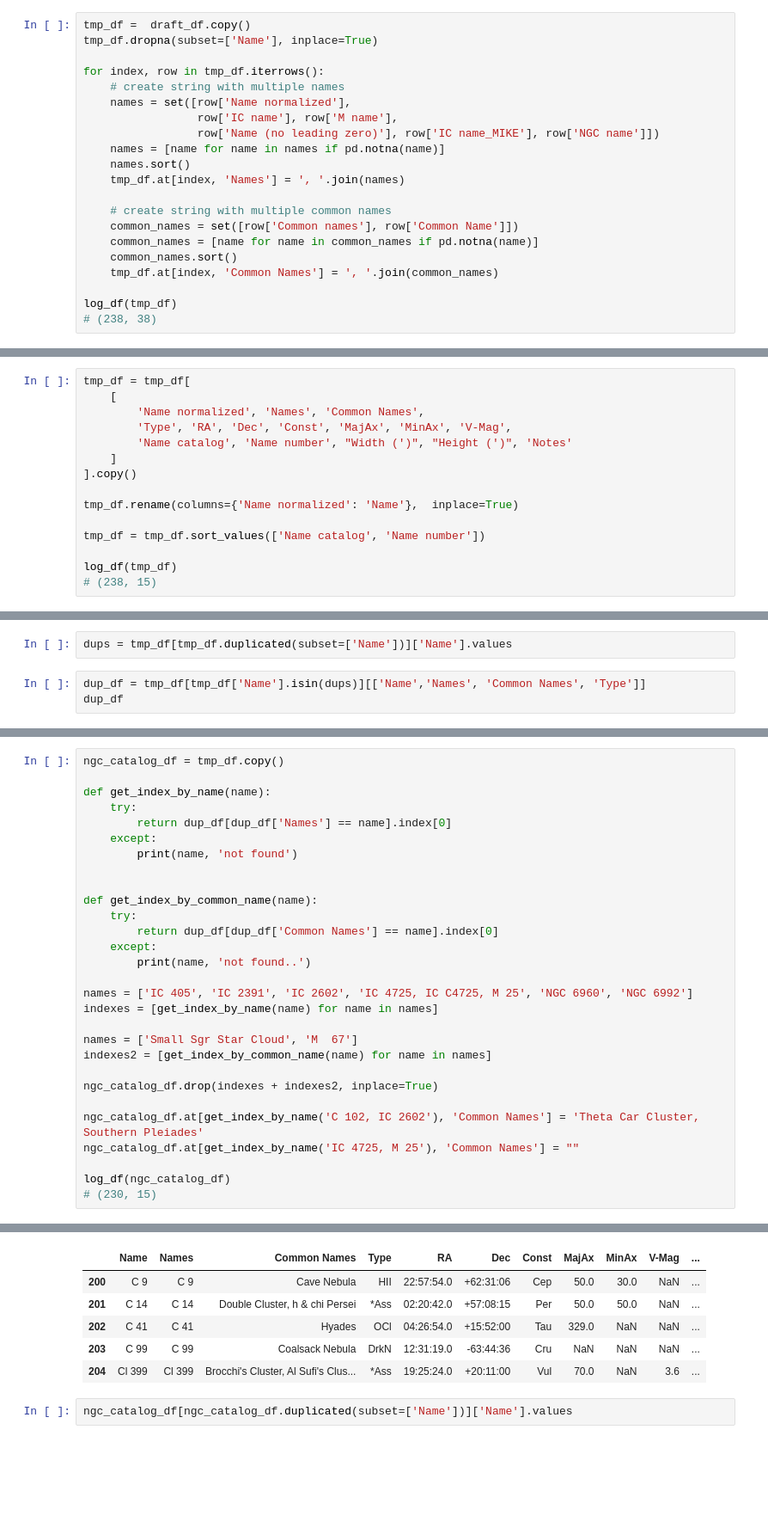
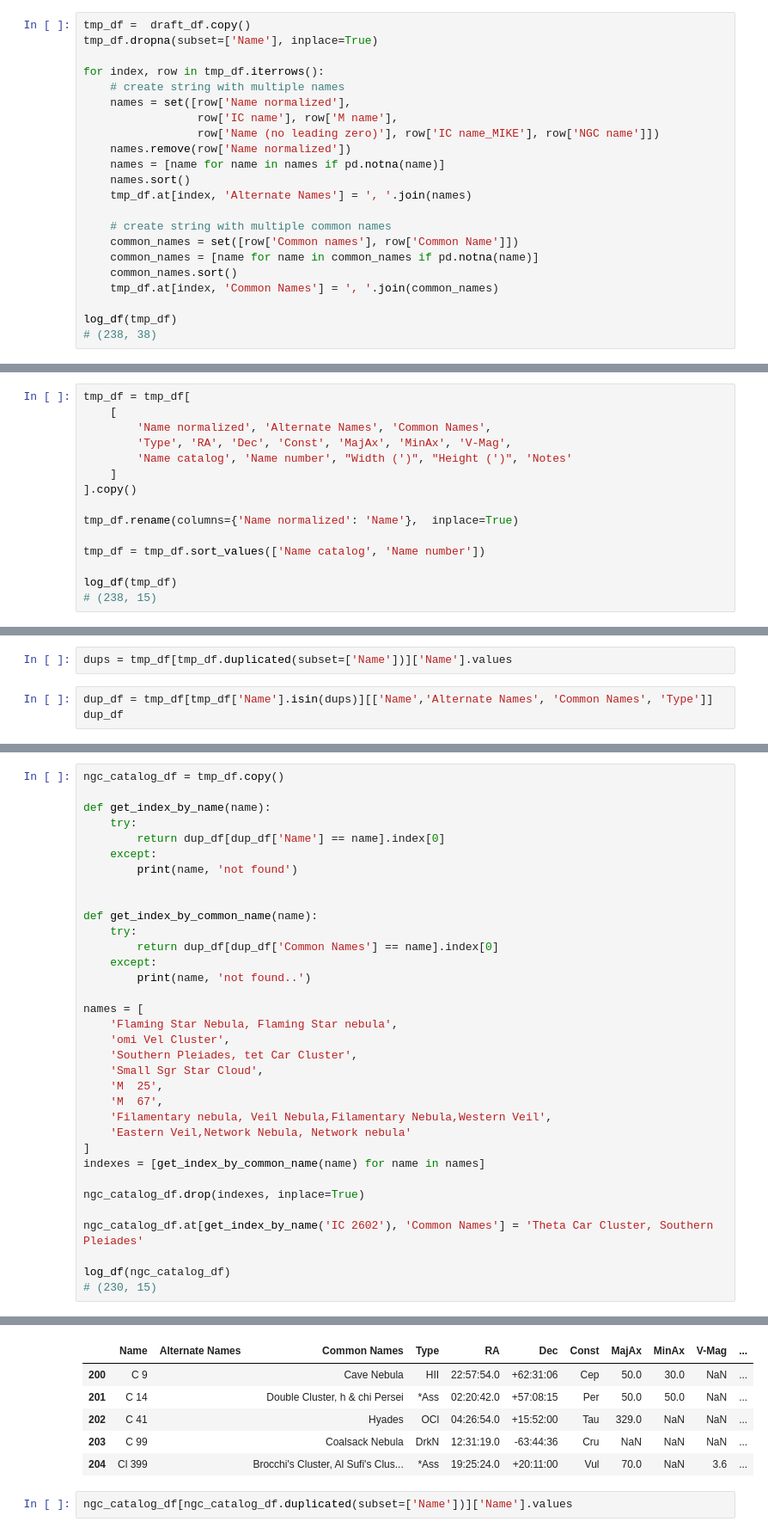
Before and after one commit to DwarfTelescopeUsers/dwarfii-stellarium-goto, a Jupyter notebook: notebooks/5_create_catalogues.ipynb, the cells around one changed output, grey strips where cells are left out. Shown at 86% size. Cells and saved outputs as stored; diff of their text form; blank space fills up the shorter version.

```diff
--- a/notebooks/5_create_catalogues.ipynb
+++ b/notebooks/5_create_catalogues.ipynb
@@ -295,9 +295,10 @@ for index, row in tmp_df.iterrows():
     names = set([row['Name normalized'],
                  row['IC name'], row['M name'],
                  row['Name (no leading zero)'], row['IC name_MIKE'], row['NGC name']])
+    names.remove(row['Name normalized'])
     names = [name for name in names if pd.notna(name)]
     names.sort()
-    tmp_df.at[index, 'Names'] = ', '.join(names)
+    tmp_df.at[index, 'Alternate Names'] = ', '.join(names)
 
     # create string with multiple common names
     common_names = set([row['Common names'], row['Common Name']])
@@ -319,7 +320,7 @@ log_df(tmp_df)
 # %%
 tmp_df = tmp_df[
     [
-        'Name normalized', 'Names', 'Common Names',
+        'Name normalized', 'Alternate Names', 'Common Names',
         'Type', 'RA', 'Dec', 'Const', 'MajAx', 'MinAx', 'V-Mag',
         'Name catalog', 'Name number', "Width (')", "Height (')", 'Notes'
     ]
@@ -344,6 +345,6 @@ delete rows with duplicate names
 # %%
 dups = tmp_df[tmp_df.duplicated(subset=['Name'])]['Name'].values
 # %%
-dup_df = tmp_df[tmp_df['Name'].isin(dups)][['Name','Names', 'Common Names', 'Type']]
+dup_df = tmp_df[tmp_df['Name'].isin(dups)][['Name','Alternate Names', 'Common Names', 'Type']]
 dup_df
 # %% [output]
@@ -367,40 +368,45 @@ dup_df
 # %%
 ngc_catalog_df = tmp_df.copy()
 
 def get_index_by_name(name):
     try:
-        return dup_df[dup_df['Names'] == name].index[0]
+        return dup_df[dup_df['Name'] == name].index[0]
     except:
         print(name, 'not found')
 
 
 def get_index_by_common_name(name):
     try:
         return dup_df[dup_df['Common Names'] == name].index[0]
     except:
         print(name, 'not found..')
 
-names = ['IC 405', 'IC 2391', 'IC 2602', 'IC 4725, IC C4725, M 25', 'NGC 6960', 'NGC 6992']
-indexes = [get_index_by_name(name) for name in names]
+names = [
+    'Flaming Star Nebula, Flaming Star nebula',
+    'omi Vel Cluster',
+    'Southern Pleiades, tet Car Cluster',
+    'Small Sgr Star Cloud',
+    'M  25',
+    'M  67',
+    'Filamentary nebula, Veil Nebula,Filamentary Nebula,Western Veil',
+    'Eastern Veil,Network Nebula, Network nebula'
+]
+indexes = [get_index_by_common_name(name) for name in names]
 
-names = ['Small Sgr Star Cloud', 'M  67']
-indexes2 = [get_index_by_common_name(name) for name in names]
+ngc_catalog_df.drop(indexes, inplace=True)
 
-ngc_catalog_df.drop(indexes + indexes2, inplace=True)
-
-ngc_catalog_df.at[get_index_by_name('C 102, IC 2602'), 'Common Names'] = 'Theta Car Cluster, Southern Pleiades'
-ngc_catalog_df.at[get_index_by_name('IC 4725, M 25'), 'Common Names'] = ""
+ngc_catalog_df.at[get_index_by_name('IC 2602'), 'Common Names'] = 'Theta Car Cluster, Southern Pleiades'
 
 log_df(ngc_catalog_df)
 # (230, 15)
 # %% [output]
 (230, 15)
-|  | Name | Names | Common Names | Type | RA | Dec | Const | MajAx | MinAx | V-Mag | ... |
-| 200 | C 9 | C 9 | Cave Nebula | HII | 22:57:54.0 | +62:31:06 | Cep | 50.0 | 30.0 | NaN | ... |
-| 201 | C 14 | C 14 | Double Cluster, h & chi Persei | *Ass | 02:20:42.0 | +57:08:15 | Per | 50.0 | 50.0 | NaN | ... |
-| 202 | C 41 | C 41 | Hyades | OCl | 04:26:54.0 | +15:52:00 | Tau | 329.0 | NaN | NaN | ... |
-| 203 | C 99 | C 99 | Coalsack Nebula | DrkN | 12:31:19.0 | -63:44:36 | Cru | NaN | NaN | NaN | ... |
-| 204 | Cl 399 | Cl 399 | Brocchi's Cluster, Al Sufi's Clus... | *Ass | 19:25:24.0 | +20:11:00 | Vul | 70.0 | NaN | 3.6 | ... |
+|  | Name | Alternate Names | Common Names | Type | RA | Dec | Const | MajAx | MinAx | V-Mag | ... |
+| 200 | C 9 |  | Cave Nebula | HII | 22:57:54.0 | +62:31:06 | Cep | 50.0 | 30.0 | NaN | ... |
+| 201 | C 14 |  | Double Cluster, h & chi Persei | *Ass | 02:20:42.0 | +57:08:15 | Per | 50.0 | 50.0 | NaN | ... |
+| 202 | C 41 |  | Hyades | OCl | 04:26:54.0 | +15:52:00 | Tau | 329.0 | NaN | NaN | ... |
+| 203 | C 99 |  | Coalsack Nebula | DrkN | 12:31:19.0 | -63:44:36 | Cru | NaN | NaN | NaN | ... |
+| 204 | Cl 399 |  | Brocchi's Cluster, Al Sufi's Clus... | *Ass | 19:25:24.0 | +20:11:00 | Vul | 70.0 | NaN | 3.6 | ... |
 # %%
 ngc_catalog_df[ngc_catalog_df.duplicated(subset=['Name'])]['Name'].values
 # %% [output]
```
Also changed, not shown: parts of 10 cells of this notebook, 8 other files.
